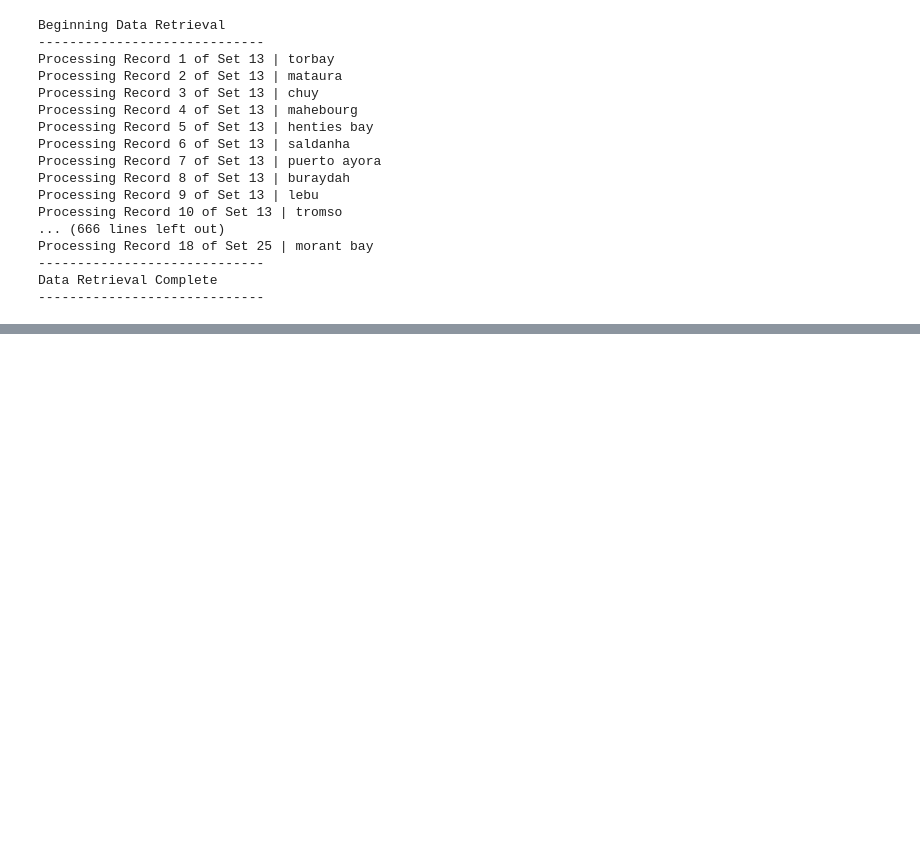
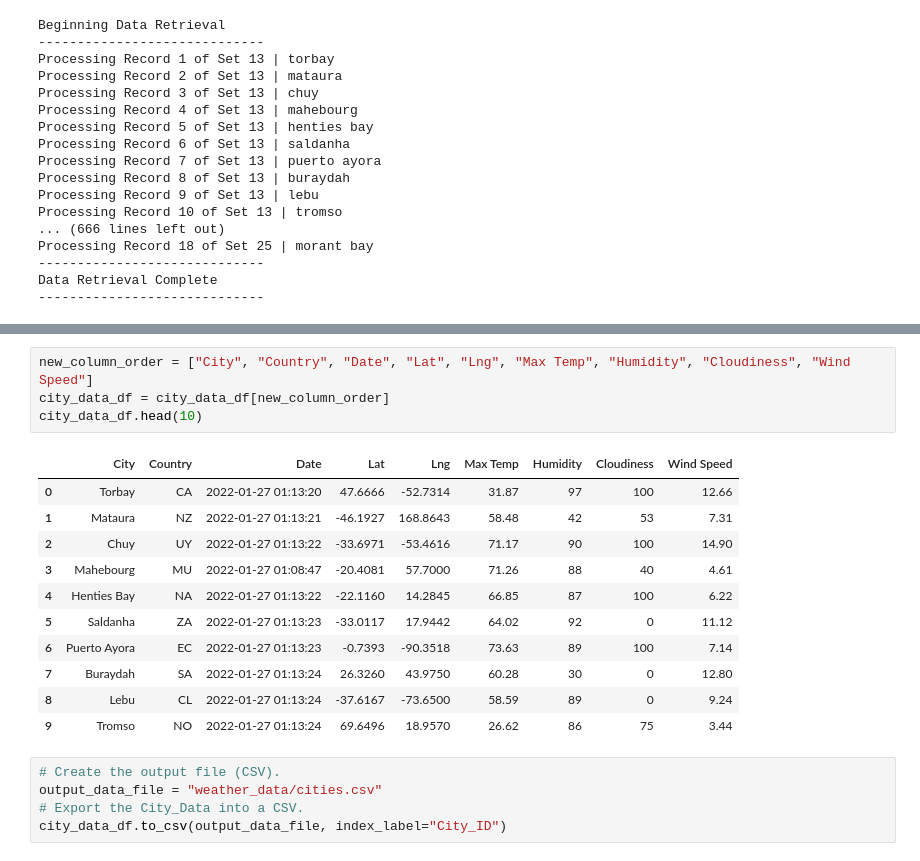
Before and after one commit to PDob02/World_Weather_Analysis, a Jupyter notebook: WeatherPy.ipynb, the cells around one changed output, grey strips where cells are left out. Saved outputs shown, nothing was run; the diff lists cells and outputs as text; blank space fills up the shorter version.

```diff
--- a/WeatherPy.ipynb
+++ b/WeatherPy.ipynb
@@ -143,0 +160,21 @@ Data Retrieval Complete
+# %%
+new_column_order = ["City", "Country", "Date", "Lat", "Lng", "Max Temp", "Humidity", "Cloudiness", "Wind Speed"]
+city_data_df = city_data_df[new_column_order]
+city_data_df.head(10)
+# %% [output]
+|  | City | Country | Date | Lat | Lng | Max Temp | Humidity | Cloudiness | Wind Speed |
+| 0 | Torbay | CA | 2022-01-27 01:13:20 | 47.6666 | -52.7314 | 31.87 | 97 | 100 | 12.66 |
+| 1 | Mataura | NZ | 2022-01-27 01:13:21 | -46.1927 | 168.8643 | 58.48 | 42 | 53 | 7.31 |
+| 2 | Chuy | UY | 2022-01-27 01:13:22 | -33.6971 | -53.4616 | 71.17 | 90 | 100 | 14.90 |
+| 3 | Mahebourg | MU | 2022-01-27 01:08:47 | -20.4081 | 57.7000 | 71.26 | 88 | 40 | 4.61 |
+| 4 | Henties Bay | NA | 2022-01-27 01:13:22 | -22.1160 | 14.2845 | 66.85 | 87 | 100 | 6.22 |
+| 5 | Saldanha | ZA | 2022-01-27 01:13:23 | -33.0117 | 17.9442 | 64.02 | 92 | 0 | 11.12 |
+| 6 | Puerto Ayora | EC | 2022-01-27 01:13:23 | -0.7393 | -90.3518 | 73.63 | 89 | 100 | 7.14 |
+| 7 | Buraydah | SA | 2022-01-27 01:13:24 | 26.3260 | 43.9750 | 60.28 | 30 | 0 | 12.80 |
+| 8 | Lebu | CL | 2022-01-27 01:13:24 | -37.6167 | -73.6500 | 58.59 | 89 | 0 | 9.24 |
+| 9 | Tromso | NO | 2022-01-27 01:13:24 | 69.6496 | 18.9570 | 26.62 | 86 | 75 | 3.44 |
+# %%
+# Create the output file (CSV).
+output_data_file = "weather_data/cities.csv"
+# Export the City_Data into a CSV.
+city_data_df.to_csv(output_data_file, index_label="City_ID")
```
Also changed, not shown: parts of 5 cells of this notebook, 2 other files.
